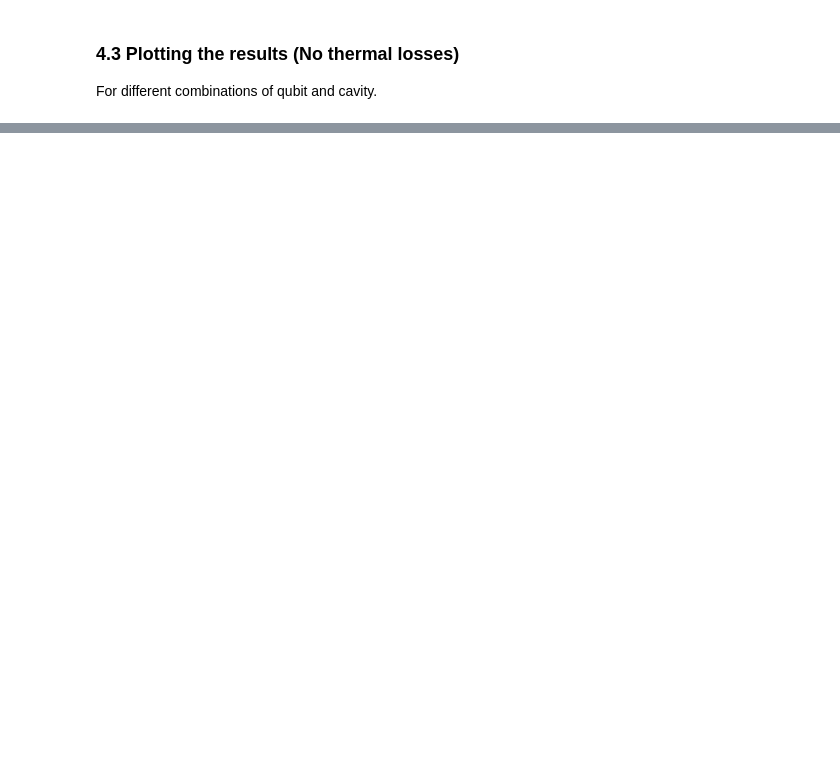
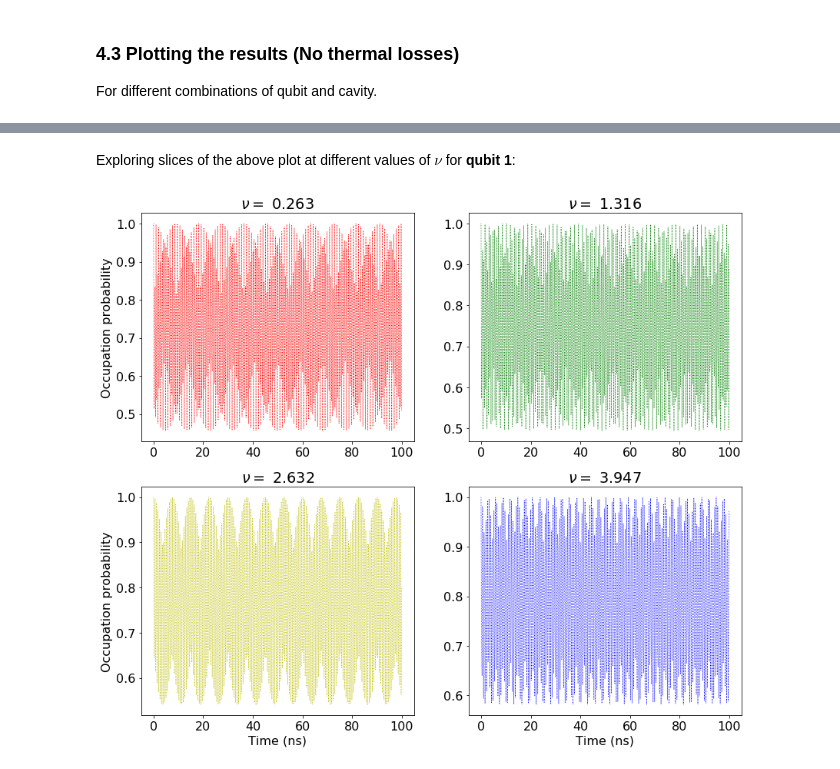
Before and after one commit to SoumyaShreeram/Qubit, a Jupyter notebook: control gates/Pertubation to the system (Haroche paper).ipynb, the cells around one changed output, grey strips where cells are left out. Drawn from its saved outputs; the diff is of its cells as text; code cells hidden in the pictures; blank space fills up the shorter version.

```diff
--- a/control gates/Pertubation to the system (Haroche paper).ipynb
+++ b/control gates/Pertubation to the system (Haroche paper).ipynb
@@ -223,0 +292,25 @@ ax.plot(w_plist, [H1_coeff(t, args=args)for t in times], '--', linewidth=2, labe
+# %% [markdown]
+Exploring slices of the above plot at different values of $\nu$ for **qubit 1**:
+# %%
+fig, ax = plt.subplots(2, 2, figsize=(14,12))
+# 1st plot
+ax[0, 0].plot(times, expect_vals[1][:], 'r:', linewidth=0.8)
+ax[0, 0].set_title(r'$\nu = $ {0:.3f}'.format(nu_list[1]));
+ax[0, 0].set_ylabel('Occupation probability');
+
+# 2nd plot
+ax[0, 1].plot(times, expect_vals[5][:], 'g:', linewidth=0.8)
+ax[0, 1].set_title(r'$\nu = $ {0:.3f}'.format(nu_list[5]));
+
+# 3rd plot
+ax[1, 0].plot(times, expect_vals[10][:], 'y:', linewidth=0.8)
+ax[1, 0].set_xlabel('Time (ns)');
+ax[1, 0].set_ylabel('Occupation probability');
+ax[1, 0].set_title(r'$\nu = $ {0:.3f}'.format(nu_list[10]));
+
+# 4th plot
+ax[1,1].plot(times, expect_vals[15][:], 'b:', linewidth=0.8)
+ax[1,1].set_xlabel('Time (ns)')
+ax[1,1].set_title(r'$\nu = $ {0:.3f}'.format(nu_list[15]));
+# %% [output]
+[figure, added]
```
Also changed, not shown: parts of 12 cells of this notebook.
